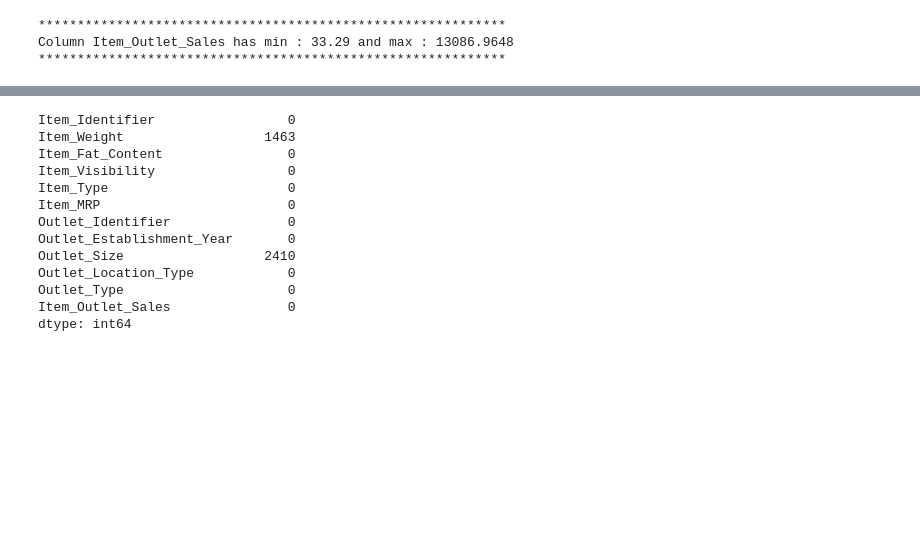
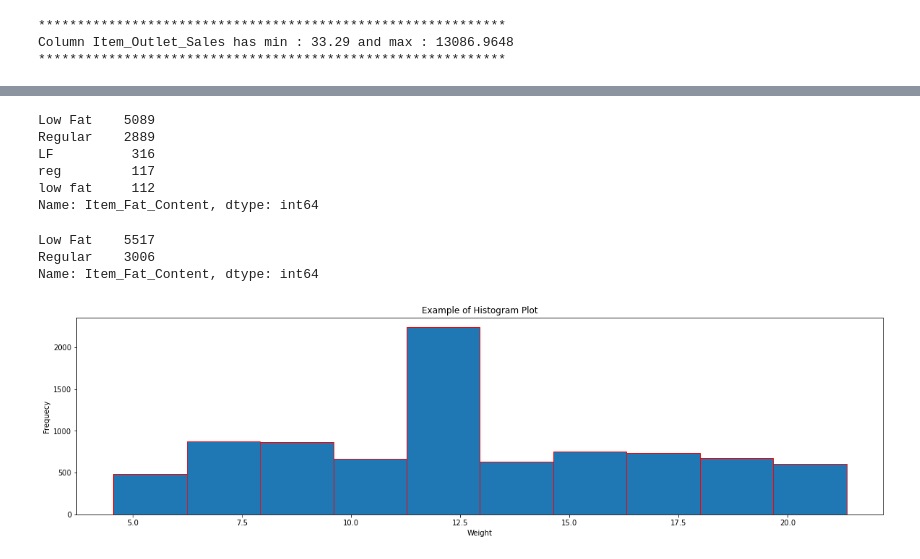
Before and after one commit to dongtv2/VTC_PYTHON_04, a Jupyter notebook: Labs/Lesson 02 Problem Solving - Bigmartsale.ipynb, the cells around one changed output, grey strips where cells are left out. Saved outputs shown, nothing was run; the diff lists cells and outputs as text; code cells hidden in the pictures; blank space fills up the shorter version.

```diff
--- a/Labs/Lesson 02 Problem Solving - Bigmartsale.ipynb
+++ b/Labs/Lesson 02 Problem Solving - Bigmartsale.ipynb
@@ -146 +193,7 @@ display(statDf.T)
+# %%
+#filling null values with mean/mode/median
+train.Item_Weight = train.Item_Weight.fillna(train.Item_Weight.mean())
+train.Outlet_Size = train.Outlet_Size.fillna(train.Outlet_Size.mode().iloc[0])
+test.Item_Weight = test.Item_Weight.fillna(test.Item_Weight.mean())
+test.Outlet_Size = test.Outlet_Size.fillna(test.Outlet_Size.mode().iloc[0])
 # %%
@@ -150,16 +215,36 @@ train.isnull()
-# %%
-train.isnull().sum() # đếm tổng số thiếu, => xử lý bằng mean , mode, median.
-# %% [output]
-Item_Identifier                 0
-Item_Weight                  1463
-Item_Fat_Content                0
-Item_Visibility                 0
-Item_Type                       0
-Item_MRP                        0
-Outlet_Identifier               0
-Outlet_Establishment_Year       0
-Outlet_Size                  2410
-Outlet_Location_Type            0
-Outlet_Type                     0
-Item_Outlet_Sales               0
-dtype: int64
+# %%
+train.Item_Fat_Content.value_counts() # Dữ liệu không chính xác
+# %% [output]
+Low Fat    5089
+Regular    2889
+LF          316
+reg         117
+low fat     112
+Name: Item_Fat_Content, dtype: int64
+# %%
+train.Item_Fat_Content = train.Item_Fat_Content.str.replace('low fat', 'Low Fat')
+train.Item_Fat_Content = train.Item_Fat_Content.str.replace('LF', 'Low Fat')
+train.Item_Fat_Content = train.Item_Fat_Content.str.replace('reg', 'Regular')
+
+test.Item_Fat_Content = test.Item_Fat_Content.str.replace('low fat', 'Low Fat')
+test.Item_Fat_Content = test.Item_Fat_Content.str.replace('LF', 'Low Fat')
+test.Item_Fat_Content = test.Item_Fat_Content.str.replace('reg', 'Regular')
+# %%
+train.Item_Fat_Content.value_counts() # Dữ liệu không chính xác
+# %% [output]
+Low Fat    5517
+Regular    3006
+Name: Item_Fat_Content, dtype: int64
+# %%
+import matplotlib.pyplot as plt
+# Plot the distribution of numpy data
+train.Item_Weight.plot(kind='hist', edgecolor='red', figsize=(20,5))
+
+# Add axis labels
+plt.xlabel("Weight")
+plt.ylabel("Frequecy")
+plt.title("Example of Histogram Plot")
+
+plt.show()
+# %% [output]
+[figure, added]
```
Also changed, not shown: parts of 11 cells of this notebook, 5 other files.
